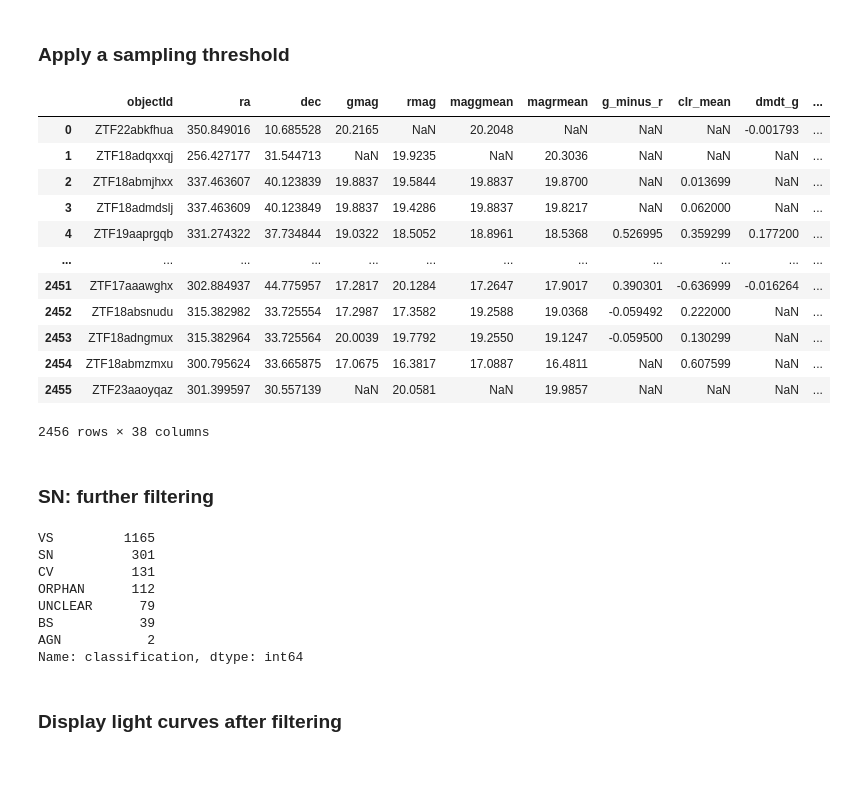
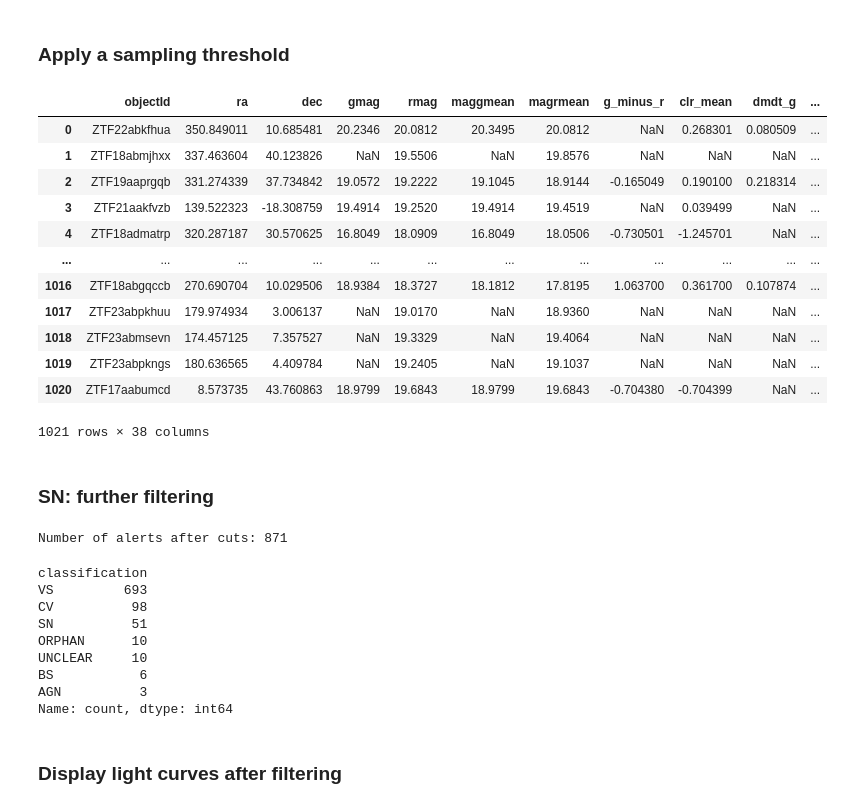
Before and after one commit to dharmesh1007/ZTF_code, a Jupyter notebook: source/8-lasair_filter.ipynb, the cells around one changed output. Cells and saved outputs as stored; diff of their text form; code cells hidden in the pictures; blank space fills up the shorter version.

```diff
--- a/source/8-lasair_filter.ipynb
+++ b/source/8-lasair_filter.ipynb
@@ -312,7 +312,7 @@ def aavsopulsatingprocess(filepath):
     aavso_df = aavso_df[~(aavso_df['Type'].isin(typedrop))]
     aavso_df = aavso_df.reset_index(drop=True)
 
-    print(f'Number of objects in AAVSO after above removal: {len(aavso_df)}')
+    print(f'Number of pulsating variables in AAVSO: {len(aavso_df)}')
 
     return aavso_df
 
@@ -328,27 +328,26 @@ pd.options.display.max_rows = 10
 coords_alerts = SkyCoord(ra=alerts_df['ra'].values*u.degree, dec=alerts_df['dec'].values*u.degree)
 coords_aavso = SkyCoord(ra=aavso_puls_df['ra'].values*u.degree, dec=aavso_puls_df['dec'].values*u.degree)
 
-coords_alerts
+# Perform coordinate match
+idx, d2d, d3d = match_coordinates_sky(coords_alerts, coords_aavso)
 
-# Perform coordinate match
-idx, d2d, d3d = match_coordinates_sky(coords_alerts[0], coords_aavso)
+# Create a pandas dataframe with the results
+matches = pd.DataFrame({'idx_aavso':idx, 'd2d':d2d.arcsecond})
+matches = matches[matches['d2d']<=2] # Only select matches with a separation of less than 5 arcseconds
+print(f'Number of matches / sources removed: {len(matches)}')
 
-# # Create a pandas dataframe with the results
-# matches = pd.DataFrame({'idx_aavso':idx, 'd2d':d2d.arcsecond})
-# # matches = matches[matches['d2d']<=2] # Only select matches with a separation of less than 5 arcseconds
+# Create a new dataframe with the matches
+alerts_aavso = pd.concat([alerts_df, matches], axis=1)
+alerts_aavso = alerts_aavso.merge(aavso_puls_df, left_on='idx_aavso', right_index=True, how='left')
 
-# # Create a new dataframe with the matches
-# alerts_aavso = pd.concat([alerts_df, matches], axis=1)
-# alerts_aavso = alerts_aavso.merge(aavso_puls_df, left_on='idx_aavso', right_index=True, how='left')
+# Limit to those with a separation of less than 2 arcseconds
+alerts_aavso_matched = alerts_aavso[alerts_aavso['d2d']<=2].reset_index(drop=True)
 
-# # Limit to those with a separation of less than 2 arcseconds
-# alerts_aavso_matched = alerts_aavso[alerts_aavso['d2d']<=2].reset_index(drop=True)
+pd.options.display.max_rows = 10
+alerts_aavso_matched['Type'].value_counts()
 
-# pd.options.display.max_rows = 10
-# alerts_aavso_matched['Type'].value_counts()
+# Drop from alerts_df those that have a match
+alerts_df_new = alerts_df[~(alerts_df['objectId'].isin(alerts_aavso_matched['objectId'].to_list()))].reset_index(drop=True)
 
-# # Drop from alerts_df those that have a match
-# alerts_df_new = alerts_df[~(alerts_df['objectId'].isin(alerts_aavso_matched['objectId'].to_list()))].reset_index(drop=True)
-
-# alerts_df_new
+alerts_df_new
 # %% [output]
@@ -533,25 +545,25 @@ Number of objects with clrall > 0.7: 900
 ### Apply a sampling threshold
 # %%
 # Drop sources where there are fewer than 4 points in both g and r bands
-alerts_df_ptscut = alerts_df_clrcut[(alerts_df_clrcut['npts_g']>=4) | (alerts_df_clrcut['npts_r']>=4)].reset_index(drop=True)
-alerts_df_ptscut_opposite = alerts_df_clrcut[(alerts_df_clrcut['npts_g']<4) & (alerts_df_clrcut['npts_r']<4)].reset_index(drop=True)
+alerts_df_ptscut = alerts_df_clrcut[(alerts_df_clrcut['npts_g']>=20) | (alerts_df_clrcut['npts_r']>=20)].reset_index(drop=True)
+alerts_df_ptscut_opposite = alerts_df_clrcut[(alerts_df_clrcut['npts_g']<20) & (alerts_df_clrcut['npts_r']<20)].reset_index(drop=True)
 
 alerts_df_ptscut.to_csv('../results/alerts_df_ptscut.csv', index=False)
 alerts_df_ptscut
 # %% [output]
 |  | objectId | ra | dec | gmag | rmag | maggmean | magrmean | g_minus_r | clr_mean | dmdt_g | ... |
-| 0 | ZTF22abkfhua | 350.849016 | 10.685528 | 20.2165 | NaN | 20.2048 | NaN | NaN | NaN | -0.001793 | ... |
-| 1 | ZTF18adqxxqj | 256.427177 | 31.544713 | NaN | 19.9235 | NaN | 20.3036 | NaN | NaN | NaN | ... |
-| 2 | ZTF18abmjhxx | 337.463607 | 40.123839 | 19.8837 | 19.5844 | 19.8837 | 19.8700 | NaN | 0.013699 | NaN | ... |
-| 3 | ZTF18admdslj | 337.463609 | 40.123849 | 19.8837 | 19.4286 | 19.8837 | 19.8217 | NaN | 0.062000 | NaN | ... |
-| 4 | ZTF19aaprgqb | 331.274322 | 37.734844 | 19.0322 | 18.5052 | 18.8961 | 18.5368 | 0.526995 | 0.359299 | 0.177200 | ... |
+| 0 | ZTF22abkfhua | 350.849011 | 10.685481 | 20.2346 | 20.0812 | 20.3495 | 20.0812 | NaN | 0.268301 | 0.080509 | ... |
+| 1 | ZTF18abmjhxx | 337.463604 | 40.123826 | NaN | 19.5506 | NaN | 19.8576 | NaN | NaN | NaN | ... |
+| 2 | ZTF19aaprgqb | 331.274339 | 37.734842 | 19.0572 | 19.2222 | 19.1045 | 18.9144 | -0.165049 | 0.190100 | 0.218314 | ... |
+| 3 | ZTF21aakfvzb | 139.522323 | -18.308759 | 19.4914 | 19.2520 | 19.4914 | 19.4519 | NaN | 0.039499 | NaN | ... |
+| 4 | ZTF18admatrp | 320.287187 | 30.570625 | 16.8049 | 18.0909 | 16.8049 | 18.0506 | -0.730501 | -1.245701 | NaN | ... |
 | ... | ... | ... | ... | ... | ... | ... | ... | ... | ... | ... | ... |
-| 2451 | ZTF17aaawghx | 302.884937 | 44.775957 | 17.2817 | 20.1284 | 17.2647 | 17.9017 | 0.390301 | -0.636999 | -0.016264 | ... |
-| 2452 | ZTF18absnudu | 315.382982 | 33.725554 | 17.2987 | 17.3582 | 19.2588 | 19.0368 | -0.059492 | 0.222000 | NaN | ... |
-| 2453 | ZTF18adngmux | 315.382964 | 33.725564 | 20.0039 | 19.7792 | 19.2550 | 19.1247 | -0.059500 | 0.130299 | NaN | ... |
-| 2454 | ZTF18abmzmxu | 300.795624 | 33.665875 | 17.0675 | 16.3817 | 17.0887 | 16.4811 | NaN | 0.607599 | NaN | ... |
-| 2455 | ZTF23aaoyqaz | 301.399597 | 30.557139 | NaN | 20.0581 | NaN | 19.9857 | NaN | NaN | NaN | ... |
+| 1016 | ZTF18abgqccb | 270.690704 | 10.029506 | 18.9384 | 18.3727 | 18.1812 | 17.8195 | 1.063700 | 0.361700 | 0.107874 | ... |
+| 1017 | ZTF23abpkhuu | 179.974934 | 3.006137 | NaN | 19.0170 | NaN | 18.9360 | NaN | NaN | NaN | ... |
+| 1018 | ZTF23abmsevn | 174.457125 | 7.357527 | NaN | 19.3329 | NaN | 19.4064 | NaN | NaN | NaN | ... |
+| 1019 | ZTF23abpkngs | 180.636565 | 4.409784 | NaN | 19.2405 | NaN | 19.1037 | NaN | NaN | NaN | ... |
+| 1020 | ZTF17aabumcd | 8.573735 | 43.760863 | 18.9799 | 19.6843 | 18.9799 | 19.6843 | -0.704380 | -0.704399 | NaN | ... |
-2456 rows × 38 columns
+1021 rows × 38 columns
 # %% [markdown]
 ### SN: further filtering
 # %%
@@ -590,16 +602,19 @@ alerts_df_sncut = alerts_df_sncut[~alerts_df_sncut['objectId'].isin(alerts_df_sn
 
 alerts_df_final = alerts_df_sncut.copy()
 alerts_df_final.to_csv('../results/alerts_df_final.csv', index=False)
+print(f'Number of alerts after cuts: {len(alerts_df_final)}')
 alerts_df_final['classification'].value_counts()
 # %% [output]
-VS         1165
-SN          301
-CV          131
-ORPHAN      112
-UNCLEAR      79
-BS           39
-AGN           2
-Name: classification, dtype: int64
+Number of alerts after cuts: 871
+classification
+VS         693
+CV          98
+SN          51
+ORPHAN      10
+UNCLEAR     10
+BS           6
+AGN          3
+Name: count, dtype: int64
 # %% [markdown]
 ### Display light curves after filtering
 # %%
```
Also changed, not shown: parts of 13 cells of this notebook, 12 other files.
